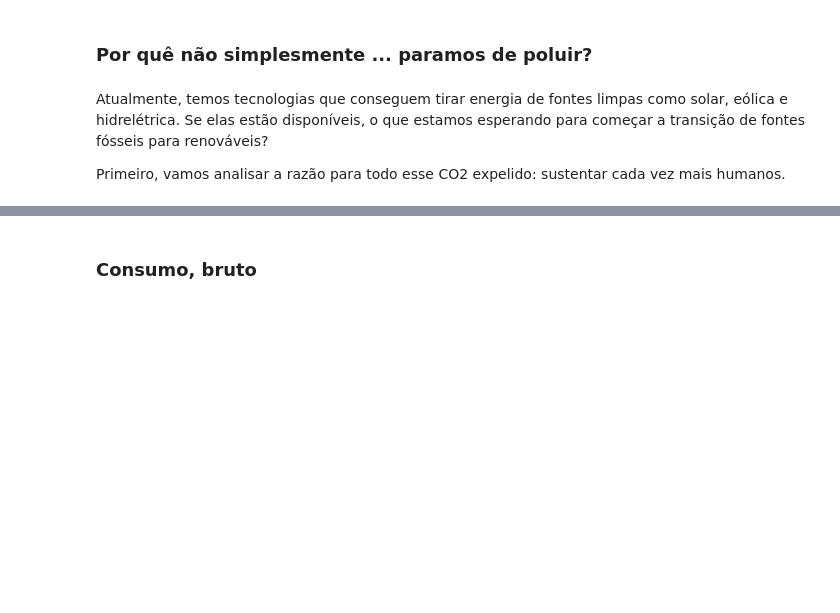
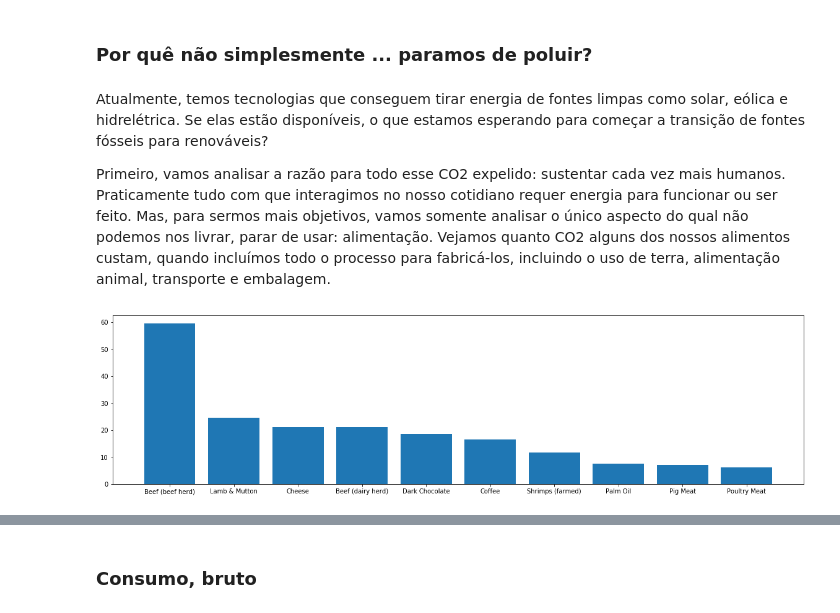
Before and after one commit to leoDomingos/Introducao-ao-aquecimento-global, a Jupyter notebook: main.ipynb, the cells around one changed output, grey strips where cells are left out. Drawn from its saved outputs; the diff is of its cells as text; code cells hidden in the pictures; blank space fills up the shorter version.

```diff
--- a/main.ipynb
+++ b/main.ipynb
@@ -232,4 +227,29 @@ Mas, se a única coisa que devemos fazer para parar esse aquecimento é cortar o
 # %% [markdown]
 Atualmente, temos tecnologias que conseguem tirar energia de fontes limpas como solar, eólica e hidrelétrica. Se elas estão disponíveis, o que estamos esperando para começar a transição de fontes fósseis para renováveis?
 
-Primeiro, vamos analisar a razão para todo esse CO2 expelido: sustentar cada vez mais humanos.
+Primeiro, vamos analisar a razão para todo esse CO2 expelido: sustentar cada vez mais humanos. Praticamente tudo com que interagimos no nosso cotidiano requer energia para funcionar ou ser feito. Mas, para sermos mais objetivos, vamos somente analisar o único aspecto do qual não podemos nos livrar, parar de usar: alimentação. Vejamos quanto CO2 alguns dos nossos alimentos custam, quando incluímos todo o processo para fabricá-los, incluindo o uso de terra, alimentação animal, transporte e embalagem.
+# %%
+food_data = pd.read_csv("./data/Food_Production.csv")
+alimentos = {}
+
+for index, row in food_data.iterrows():
+    alimentos[row["Food product"]] = row["Total_emissions"]
+# %%
+# Vamos fazer um dataframe dos nossos dados, para podermos organizá-los
+comida_series = pd.Series(alimentos.keys())
+emissao_series = pd.Series(alimentos.values())
+
+comida_e_emissoes = {
+    "Alimento":comida_series,
+    "Emissão":emissao_series
+}
+
+alimentos_df = pd.DataFrame(comida_e_emissoes)
+sorted_alimentos_df = alimentos_df.sort_values("Emissão", ascending=False, axis=0)
+# %%
+# Gráfico, somente dos X mais poluentes
+quantidade_de_alimentos = 10
+plt.subplots(figsize = (quantidade_de_alimentos * 2, 5))
+plt.bar(x = sorted_alimentos_df["Alimento"][:quantidade_de_alimentos], height = sorted_alimentos_df["Emissão"][:quantidade_de_alimentos]);
+# %% [output]
+[figure, added]
```
Also changed, not shown: parts of 15 cells of this notebook.
